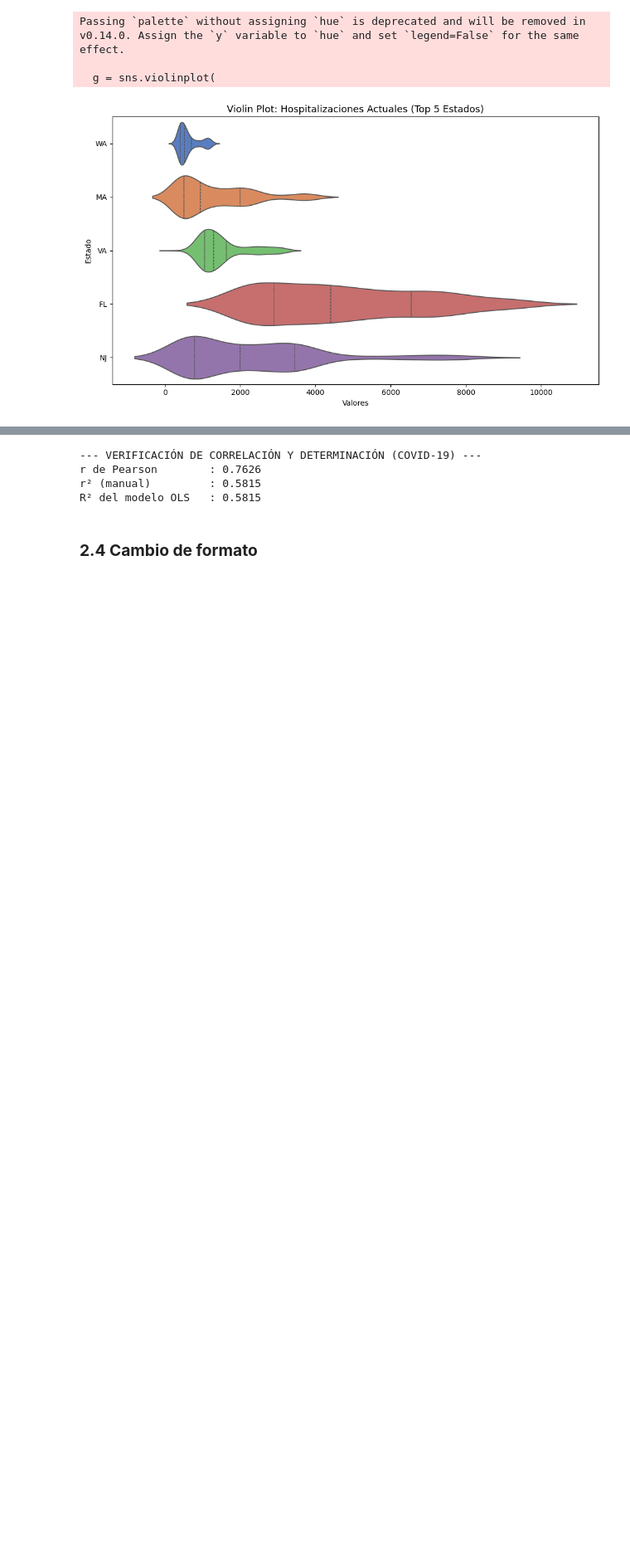
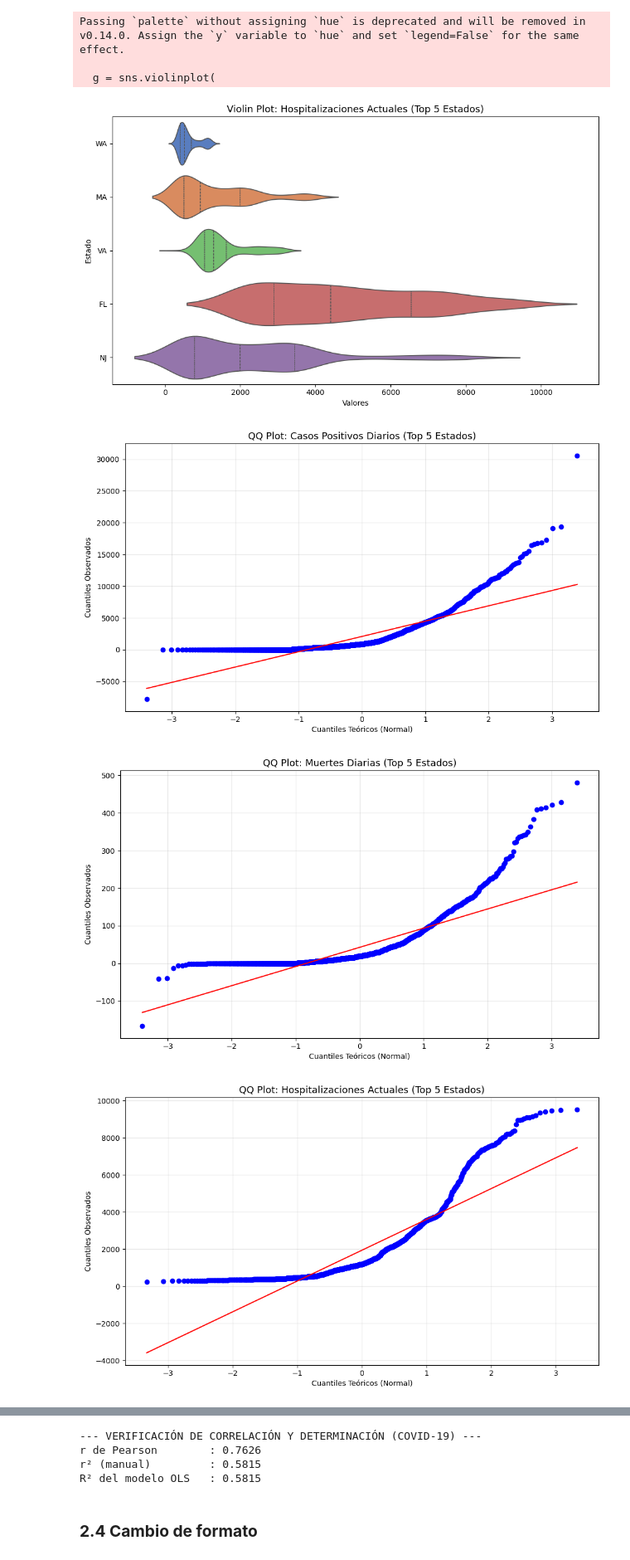
Before and after one commit to Bootcamp-DA-P2/proyecto5-exploratory-data-analysis-grupo2, a Jupyter notebook: DASBOARD/note_book.ipynb, the cells around one changed output, grey strips where cells are left out. Shown at 83% size. Cells and saved outputs as stored; diff of their text form; code cells hidden in the pictures; blank space fills up the shorter version.

```diff
--- a/note_book.ipynb
+++ b/DASBOARD/note_book.ipynb
@@ -383,3 +383,31 @@ Passing `palette` without assigning `hue` is deprecated and will be removed in v
 
   g = sns.violinplot(
 [figure]
+# %%
+titulos_qq = [
+    "QQ Plot: Casos Positivos Diarios",
+    "QQ Plot: Muertes Diarias",
+    "QQ Plot: Hospitalizaciones Actuales",
+]
+
+# Generamos los 3 QQ plots en formato vertical
+for columna, titulo in zip(variables_states1, titulos_qq):
+    # Filtramos valores no nulos para cada columna
+    datos = df_top5[columna].dropna()
+
+    plt.figure(figsize=(10, 6))
+
+    # QQ plot comparando con distribución normal
+    stats.probplot(datos, dist="norm", plot=plt)
+
+    plt.title(f"{titulo} (Top 5 Estados)", fontsize=13)
+    plt.xlabel("Cuantiles Teóricos (Normal)")
+    plt.ylabel("Cuantiles Observados")
+    plt.grid(True, alpha=0.3)
+
+    plt.tight_layout()
+    plt.show()
+# %% [output]
+[figure, added]
+[figure, added]
+[figure, added]
```
Also changed, not shown: parts of 1 cell of this notebook, 1 other file.
